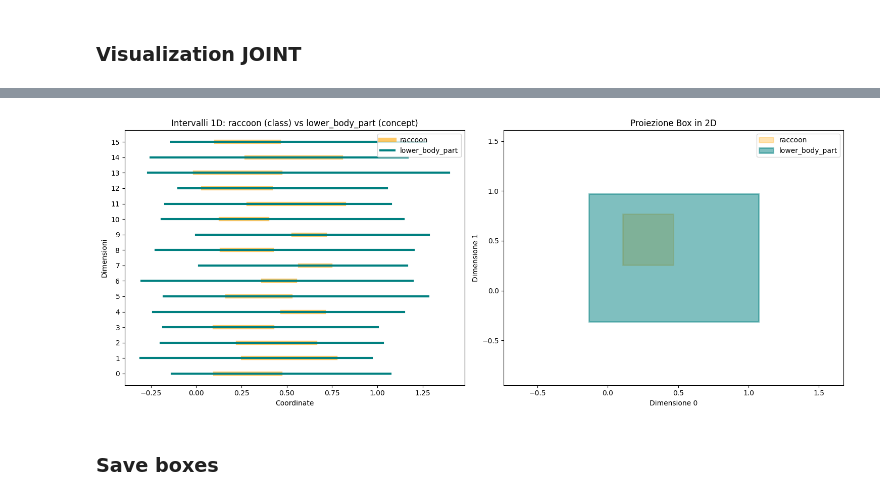
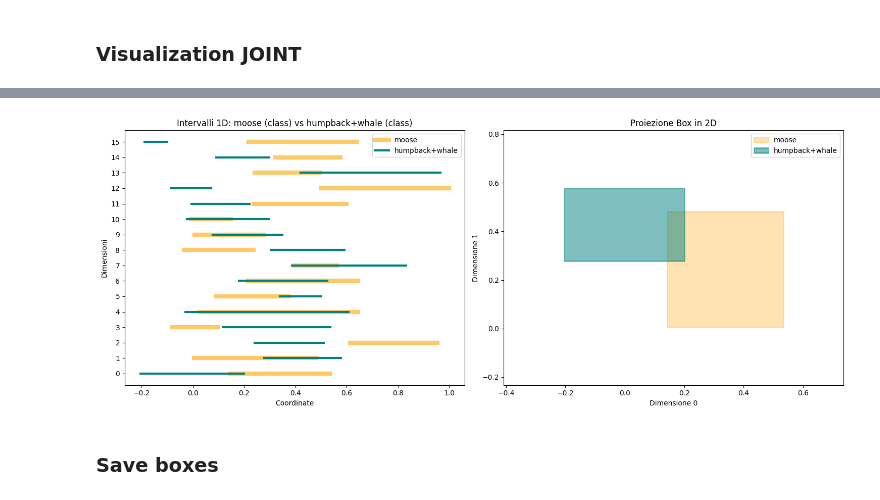
Before and after one commit to stefano-gamba/BoxEmbeddingCBM, a Jupyter notebook: notebooks/awa2/box_training.ipynb, the cells around one changed output, grey strips where cells are left out. Drawn from its saved outputs; the diff is of its cells as text; code cells hidden in the pictures.

```diff
--- a/notebooks/awa2/box_training.ipynb
+++ b/notebooks/awa2/box_training.ipynb
@@ -119,7 +122,15 @@ visualize_joint_boxes_2d(box_model_joint, id2concept, id2class)
 # %%
-visualize_box_pair(box_model_joint, name_i="raccoon", name_j="lower_body_part", type_i="class", type_j="concept", dict2id_i=class2id, dict2id_j=concept2id)
+visualize_box_pair(
+    box_model_joint,
+    name_i="moose",
+    name_j="humpback+whale",
+    type_i="class",
+    type_j="class",
+    dict2id_i=class2id,
+    dict2id_j=class2id
+)
 # %% [output]
-[figure, old version]
+[figure, new version]
 # %% [markdown]
 ### Save boxes
 # %%
```
Also changed, not shown: parts of 7 cells of this notebook, 3 other files.
